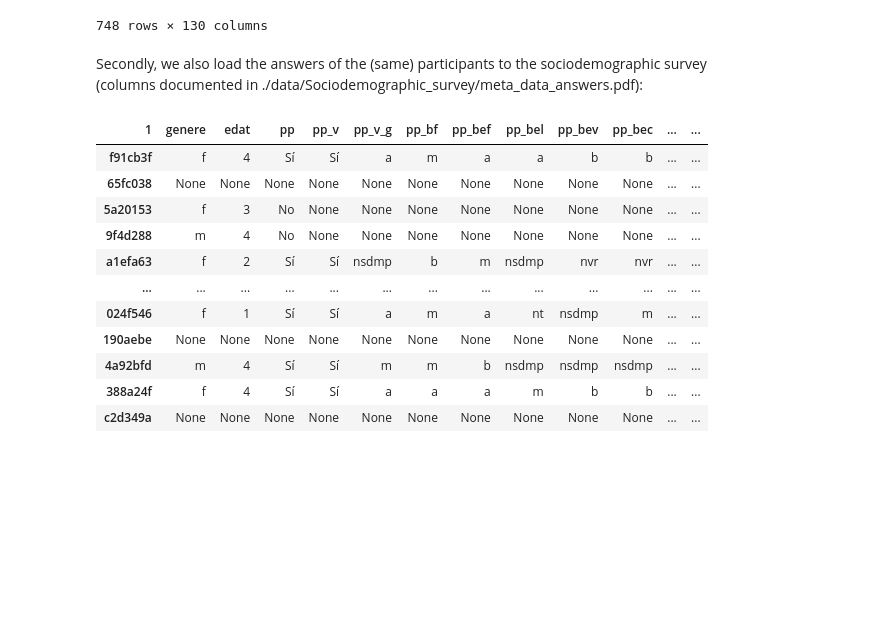
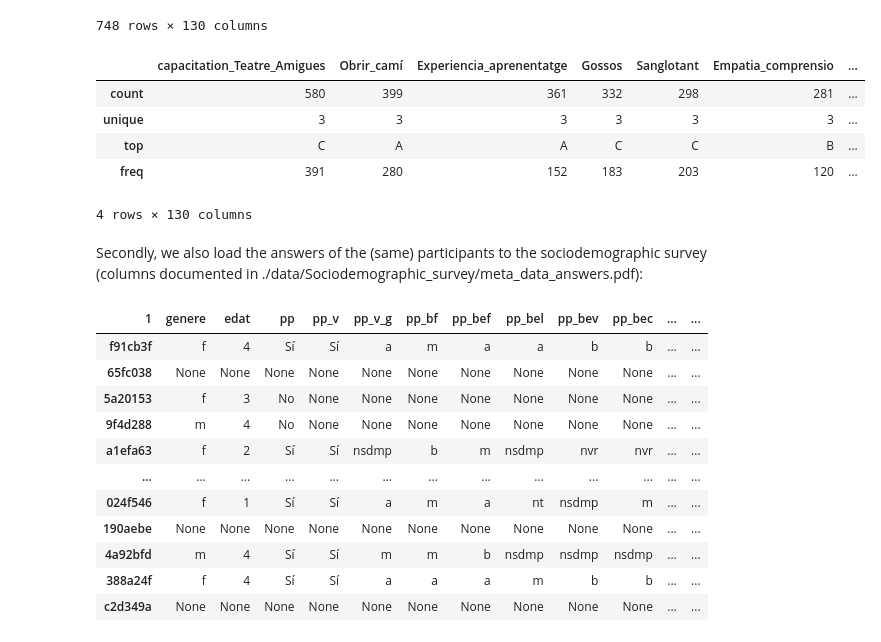
Before and after one commit to oriolmp/TFG_Fisica, a Jupyter notebook: TFG_Oriol_Notebook.ipynb, the cells around one changed output. Drawn from its saved outputs; the diff is of its cells as text; code cells hidden in the pictures; blank space fills up the shorter version.

```diff
--- a/TFG_Oriol_Notebook.ipynb
+++ b/TFG_Oriol_Notebook.ipynb
@@ -53,6 +53,15 @@ df_C_yo
 | 388a24f | C | None | None | None | None | None | ... |
 | c2d349a | None | None | None | None | None | None | ... |
 748 rows × 130 columns
+# %%
+df_C_yo.describe()
+# %% [output]
+|  | capacitation_Teatre_Amigues | Obrir_camí | Experiencia_aprenentatge | Gossos | Sanglotant | Empatia_comprensio | ... |
+| count | 580 | 399 | 361 | 332 | 298 | 281 | ... |
+| unique | 3 | 3 | 3 | 3 | 3 | 3 | ... |
+| top | C | A | A | C | C | B | ... |
+| freq | 391 | 280 | 152 | 183 | 203 | 120 | ... |
+4 rows × 130 columns
 # %% [markdown]
 Secondly, we also load the answers of the (same) participants to the sociodemographic survey (columns documented in ./data/Sociodemographic_survey/meta_data_answers.pdf):
 # %%
```
Also changed, not shown: parts of 2 cells of this notebook.
